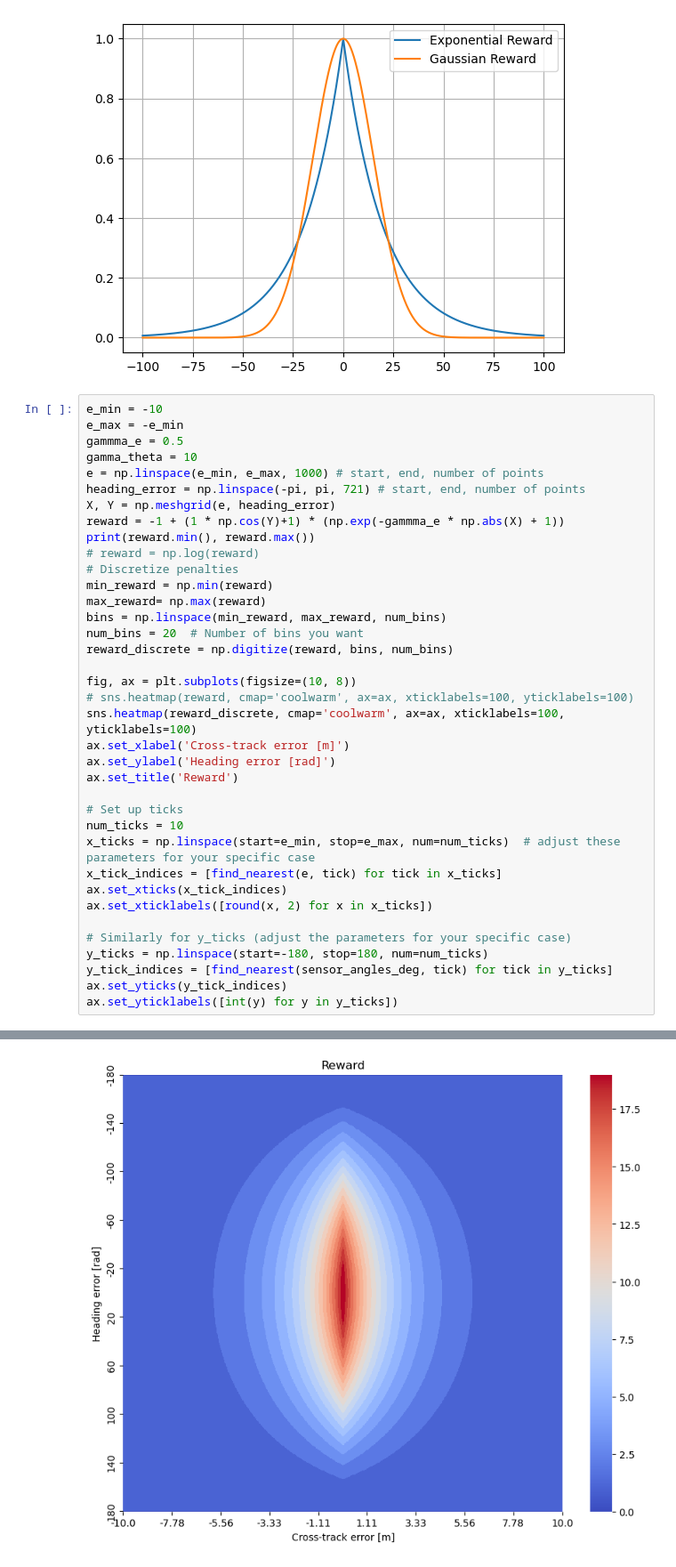
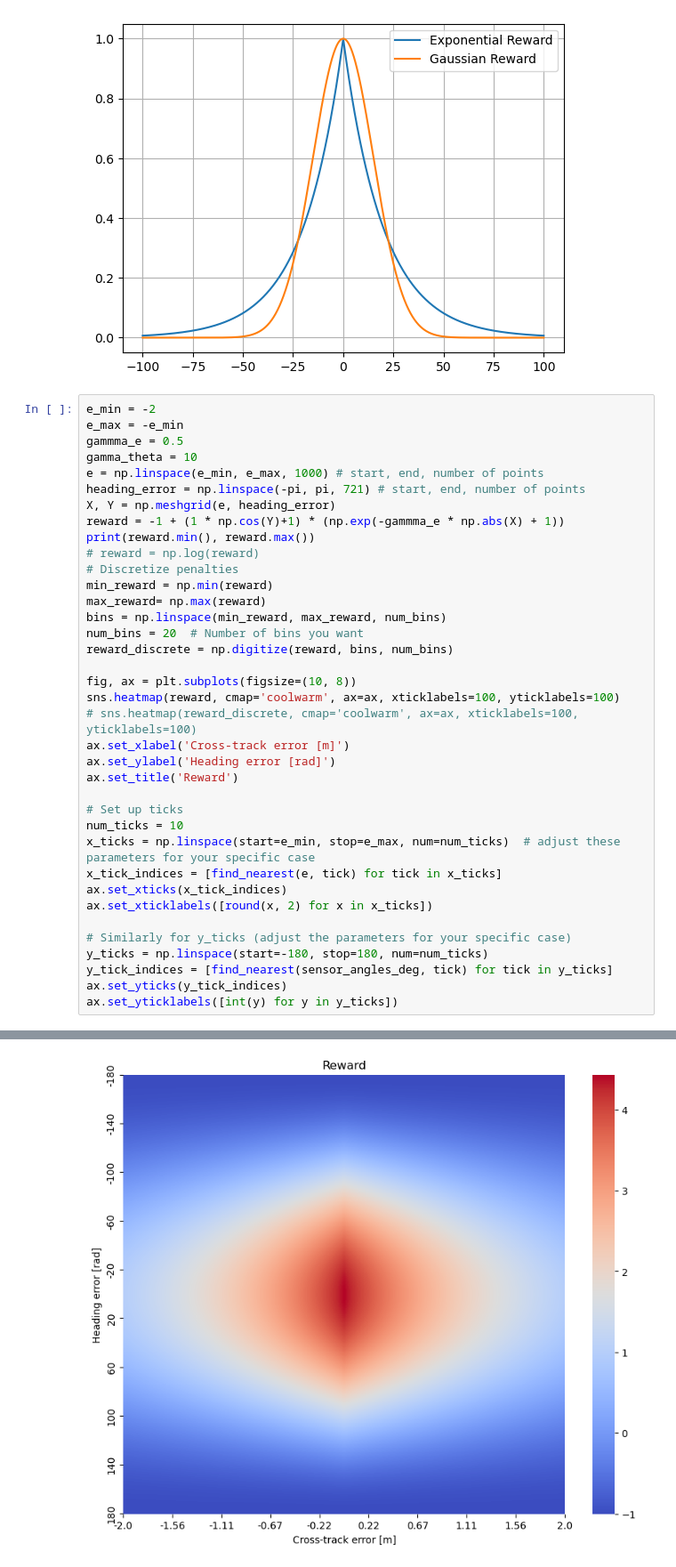
Before and after one commit to SpartanTan/RL-everything, a Jupyter notebook: torh_tutorial/rewards.ipynb, the cells around one changed output, grey strips where cells are left out. Shown at 89% size. Cells and saved outputs as stored; diff of their text form.

Commit message:
add pf reward

```diff
--- a/torh_tutorial/rewards.ipynb
+++ b/torh_tutorial/rewards.ipynb
@@ -88,7 +88,7 @@ plt.legend(['Exponential Reward', 'Gaussian Reward'])
 <matplotlib.legend.Legend at 0x...>
 [figure]
 # %%
-e_min = -10
+e_min = -2
 e_max = -e_min
 gammma_e = 0.5
 gamma_theta = 10
@@ -106,8 +106,8 @@ num_bins = 20  # Number of bins you want
 reward_discrete = np.digitize(reward, bins, num_bins)
 
 fig, ax = plt.subplots(figsize=(10, 8))
-# sns.heatmap(reward, cmap='coolwarm', ax=ax, xticklabels=100, yticklabels=100)
-sns.heatmap(reward_discrete, cmap='coolwarm', ax=ax, xticklabels=100, yticklabels=100)
+sns.heatmap(reward, cmap='coolwarm', ax=ax, xticklabels=100, yticklabels=100)
+# sns.heatmap(reward_discrete, cmap='coolwarm', ax=ax, xticklabels=100, yticklabels=100)
 ax.set_xlabel('Cross-track error [m]')
 ax.set_ylabel('Heading error [rad]')
 ax.set_title('Reward')
@@ -129,11 +129,11 @@ ax.set_yticklabels([int(y) for y in y_ticks])
 [Text(0, 0, '-180'),
  Text(0, 80, '-140'),
  Text(0, 160, '-100'),
  Text(0, 240, '-60'),
  Text(0, 320, '-20'),
  Text(0, 400, '20'),
  Text(0, 480, '60'),
  Text(0, 560, '100'),
  Text(0, 640, '140'),
  Text(0, 720, '180')]
-[figure, old version]
+[figure, new version]
```
Also changed, not shown: parts of 1 cell of this notebook, 2 other files.
